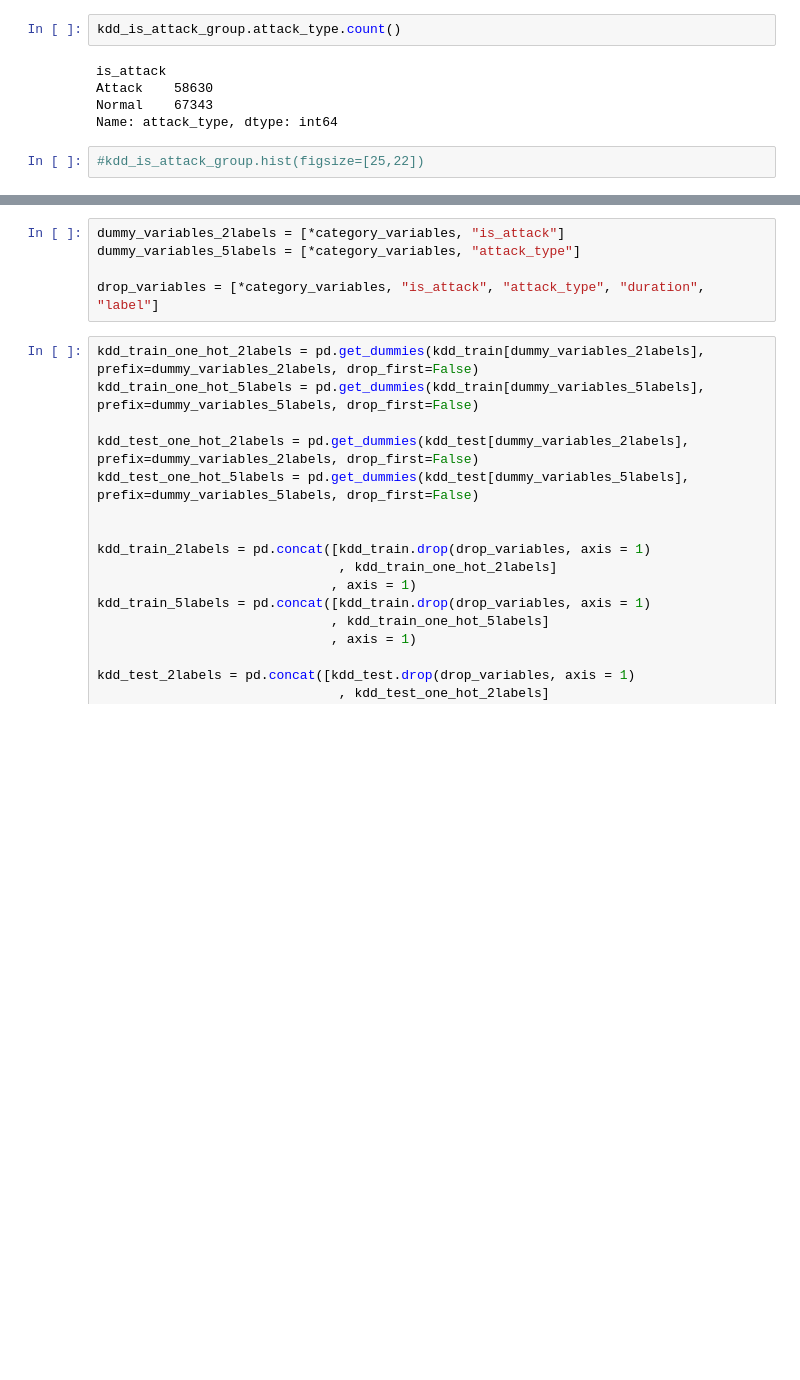
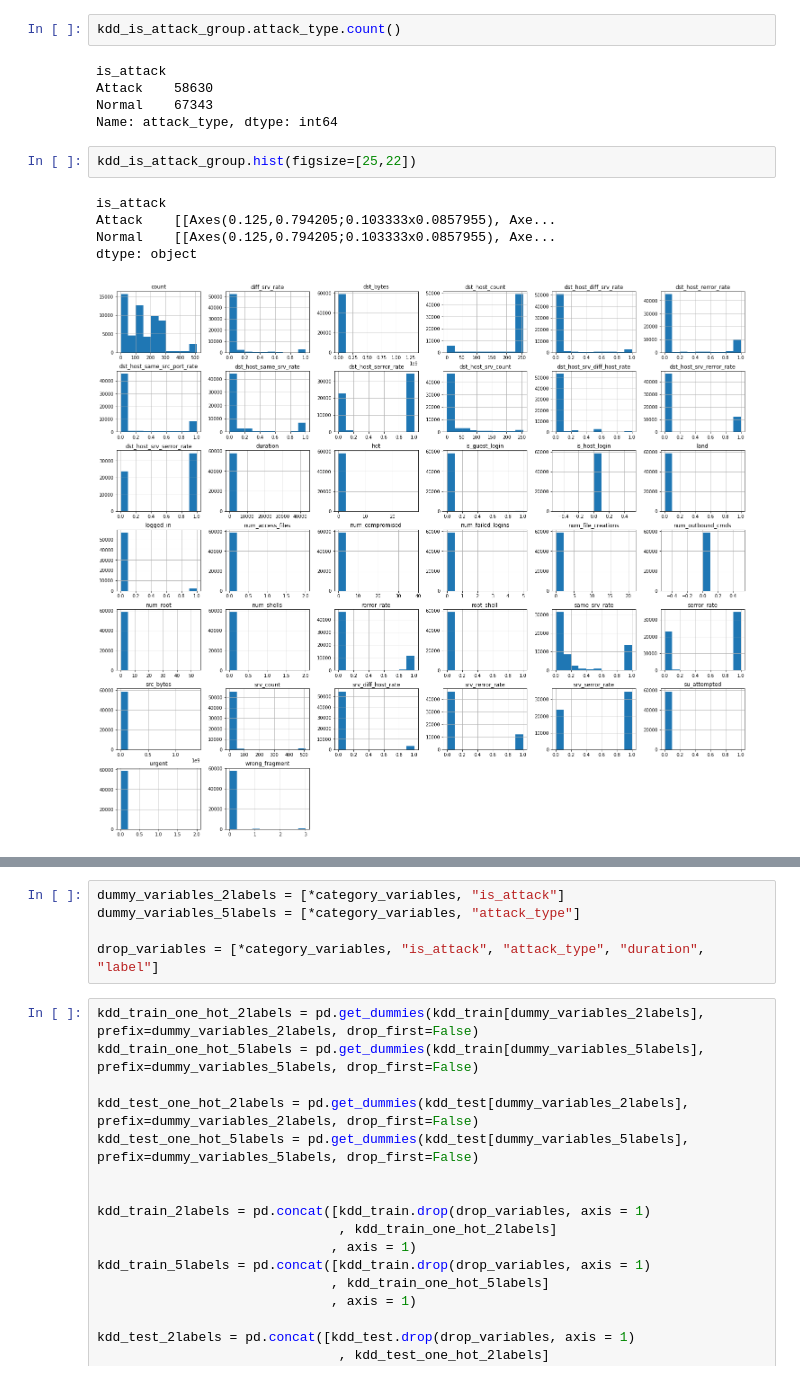
Before and after one commit to rkmalaiya/network_anomaly_detection_deep_learning, a Jupyter notebook: eda.ipynb, the cells around one changed output, grey strips where cells are left out. Cells and saved outputs as stored; diff of their text form; blank space fills up the shorter version.

```diff
--- a/eda.ipynb
+++ b/eda.ipynb
@@ -218,4 +197,10 @@ Attack    58630
 Normal    67343
 Name: attack_type, dtype: int64
 # %%
-#kdd_is_attack_group.hist(figsize=[25,22])
+kdd_is_attack_group.hist(figsize=[25,22])
+# %% [output]
+is_attack
+Attack    [[Axes(0.125,0.794205;0.103333x0.0857955), Axe...
+Normal    [[Axes(0.125,0.794205;0.103333x0.0857955), Axe...
+dtype: object
+[figure, added]
```
Also changed, not shown: parts of 14 cells of this notebook, 2 other files.
